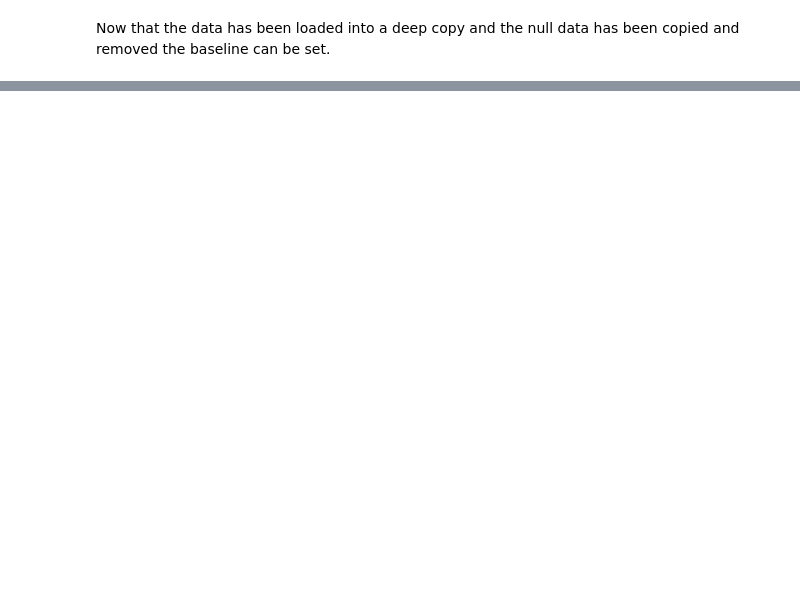
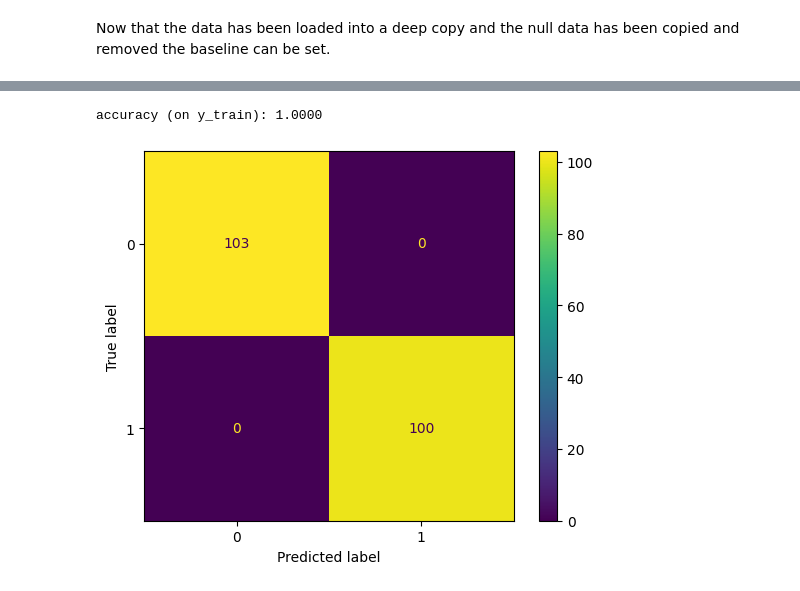
Before and after one commit to rjbeer/CS39AA-Project, a Jupyter notebook: ProjectPart2.ipynb, the cells around one changed output, grey strips where cells are left out. Saved outputs shown, nothing was run; the diff lists cells and outputs as text; code cells hidden in the pictures; blank space fills up the shorter version.

```diff
--- a/ProjectPart2.ipynb
+++ b/ProjectPart2.ipynb
@@ -254,0 +319,14 @@ mean squared error (on y_val): 0.1631
+# %%
+
+
+model2 = HistGradientBoostingClassifier(max_leaf_nodes = 10)
+model2 = model2.fit(X_train, y_train)
+
+predictions_train = model2.predict(X_train)
+
+disp = ConfusionMatrixDisplay(confusion_matrix(y_train, predictions_train), display_labels=['0', '1'])
+disp.plot()
+print(f"accuracy (on y_train): {accuracy_score(y_train, predictions_train):.4f}")
+# %% [output]
+accuracy (on y_train): 1.0000
+[figure, added]
```
Also changed, not shown: parts of 16 cells of this notebook.
